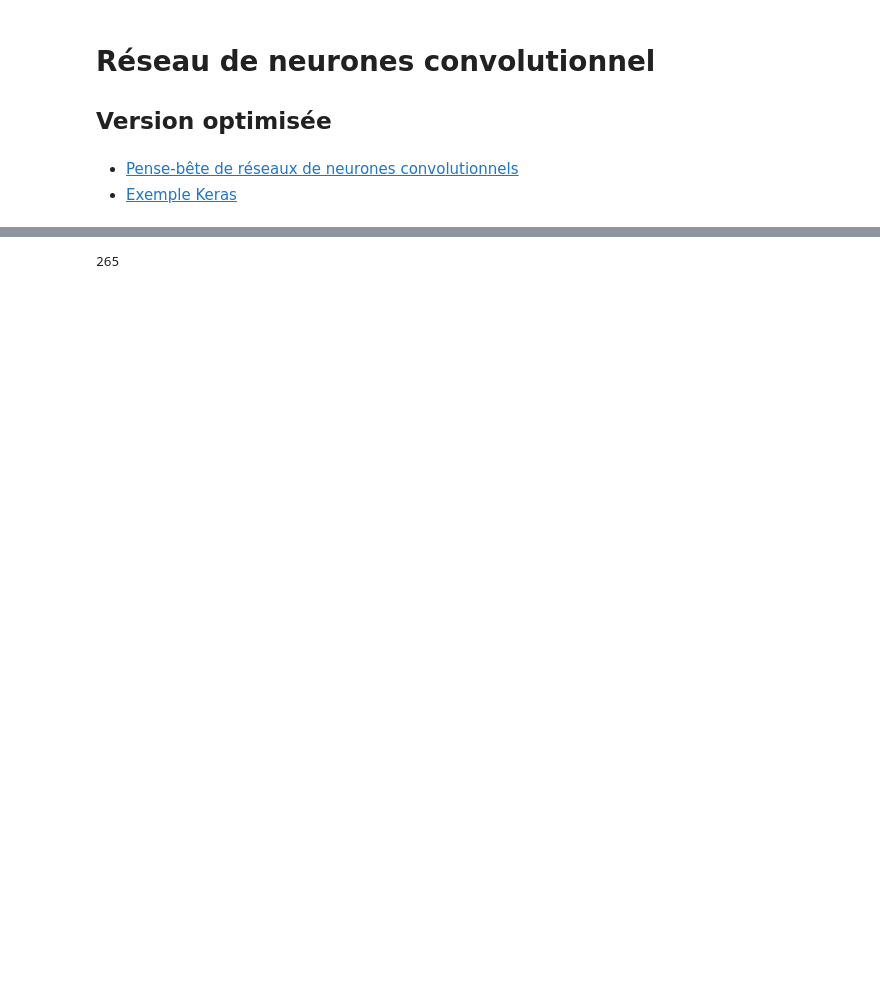
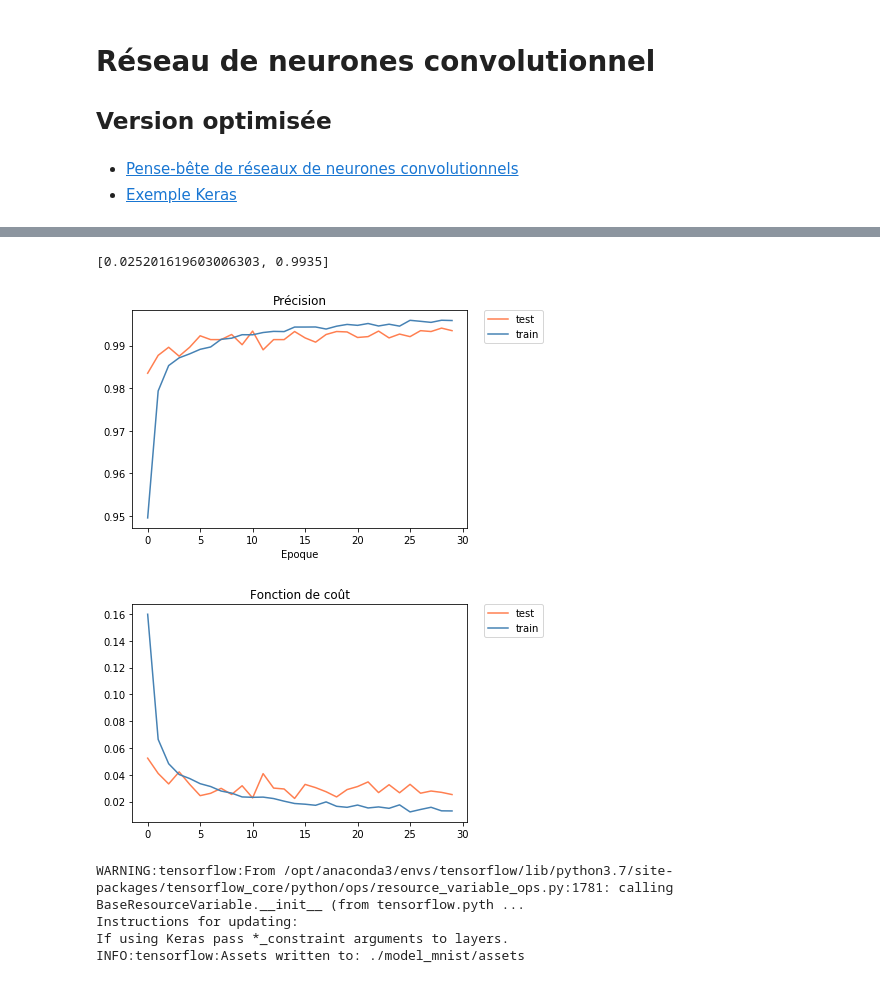
Before and after one commit to neodelphis/simplon-initiation-reseaux-neuronaux, a Jupyter notebook: mnist-6-cnn-optimise.ipynb, the cells around one changed output, grey strips where cells are left out. Drawn from its saved outputs; the diff is of its cells as text; code cells hidden in the pictures; blank space fills up the shorter version.

Commit message:
best trained cnn mnist

```diff
--- a/mnist-6-cnn-optimise.ipynb
+++ b/mnist-6-cnn-optimise.ipynb
@@ -86,11 +94,0 @@ Function call stack:
-# %%
-model = Sequential(name="conv-opt")
-model.add(Conv2D(32, kernel_size=(3, 3),
-                 activation='relu',
-                 input_shape=(28, 28, 1)))
-model.add(Flatten())
-model.add(Dense(128, activation='relu'))
-model.add(Dense(num_classes, activation='softmax'))
-model.compile(loss='categorical_crossentropy', optimizer='adam',
-              metrics=['accuracy'])
-model.summary()
@@ -114,17 +108,11 @@ _________________________________________________________________
 # %%
-import time
-from math import trunc
 
 heure_de_debut = time.time()
-# On utilise l'ensemble de test comme validation, pas très heureux en général...
 historique = model.fit(x_train, y_train,
-          batch_size=batch_size,
-          epochs=epochs,
-          verbose=2,
-          validation_data=(x_test, y_test))
-score = model.evaluate(x_test, y_test, verbose=0)
-print('Test loss: {}'.format(score[0]))
-print('Test accuracy: {}'.format(score[1]))
+                       batch_size=batch_size,
+                       epochs=epochs,
+                       verbose=1,
+                       validation_data=(x_val, y_val))
 
 temps_de_calcul = time.time() - heure_de_debut
 print("Temps de calcul: {:d} s".format(trunc(temps_de_calcul)))
@@ -138,6 +137,33 @@ Function call stack:
-# %%
-from math import trunc
-some_float = 265.65752601623535
-print ('{:d}'.format(trunc(some_float)))
-# %% [output]
-265
+# %%
+model.evaluate(x_val, y_val, verbose=0)
+# %% [output]
+[0.025201619603006303, 0.9935]
+# %%
+# Représentation des résultats
+accuracy_train = historique.history['accuracy']
+accuracy_test = historique.history['val_accuracy']
+loss_train = historique.history['loss']
+loss_test = historique.history['val_loss']
+# Précision
+plt.plot(accuracy_test, c='coral', label='test')
+plt.plot(accuracy_train, c='steelblue', label='train')
+plt.xlabel('Epoque')
+plt.title('Précision')
+plt.legend(bbox_to_anchor=(1.05, 1), loc='upper left', borderaxespad=0.)
+plt.show()
+# Fonction de coût
+plt.plot(loss_test, c='coral', label='test')
+plt.plot(loss_train, c='steelblue', label='train')
+plt.title('Fonction de coût')
+plt.legend(bbox_to_anchor=(1.05, 1), loc='upper left', borderaxespad=0.)
+plt.show()
+# %% [output]
+[figure, added]
+[figure, added]
+# %%
+model.save('./model_mnist')
+# %% [output]
+WARNING:tensorflow:From /opt/anaconda3/envs/tensorflow/lib/python3.7/site-packages/tensorflow_core/python/ops/resource_variable_ops.py:1781: calling BaseResourceVariable.__init__ (from tensorflow.pyth ...
+Instructions for updating:
+If using Keras pass *_constraint arguments to layers.
+INFO:tensorflow:Assets written to: ./model_mnist/assets
```
Also changed, not shown: parts of 11 cells of this notebook, 7 other files.
